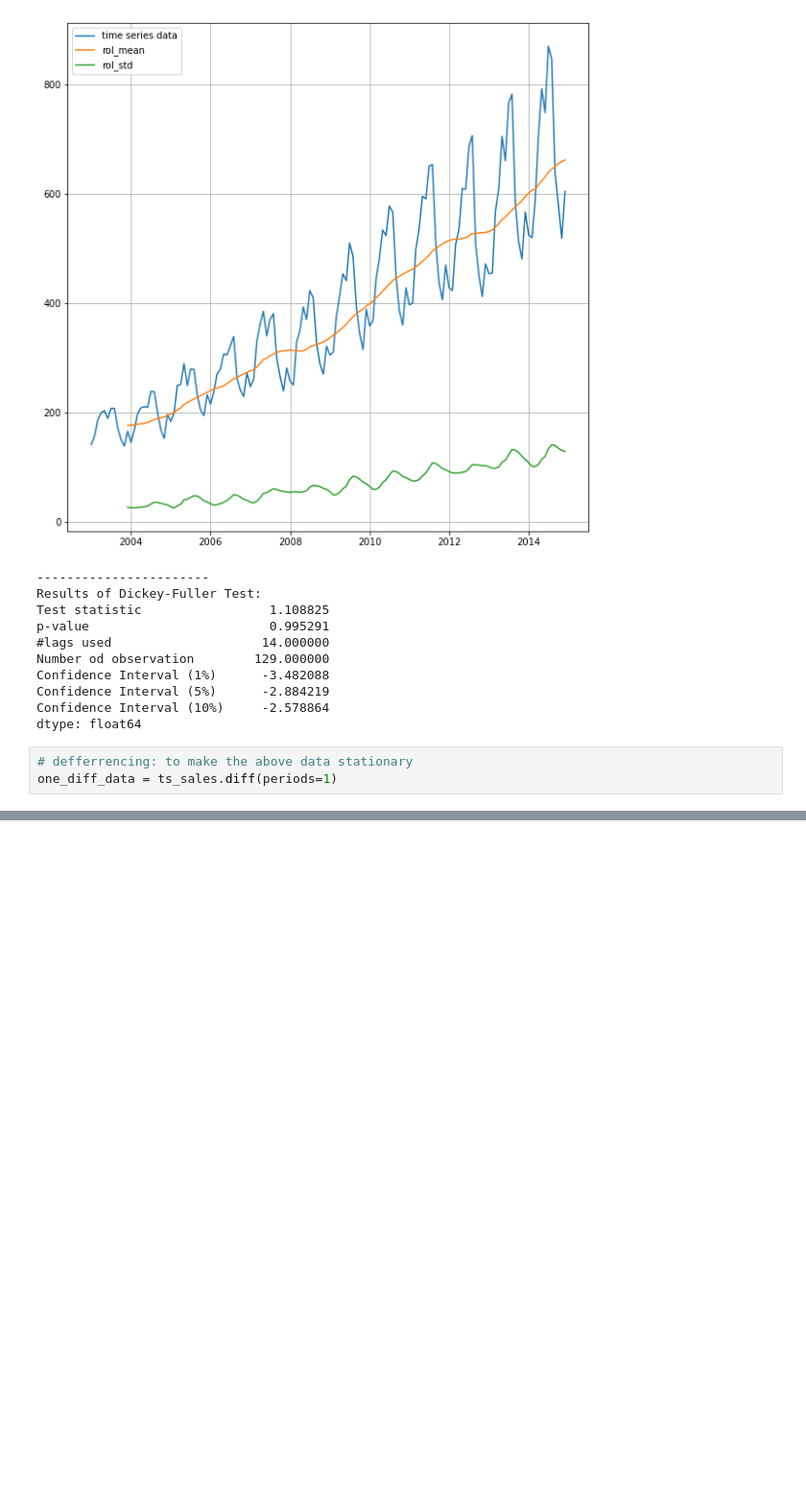
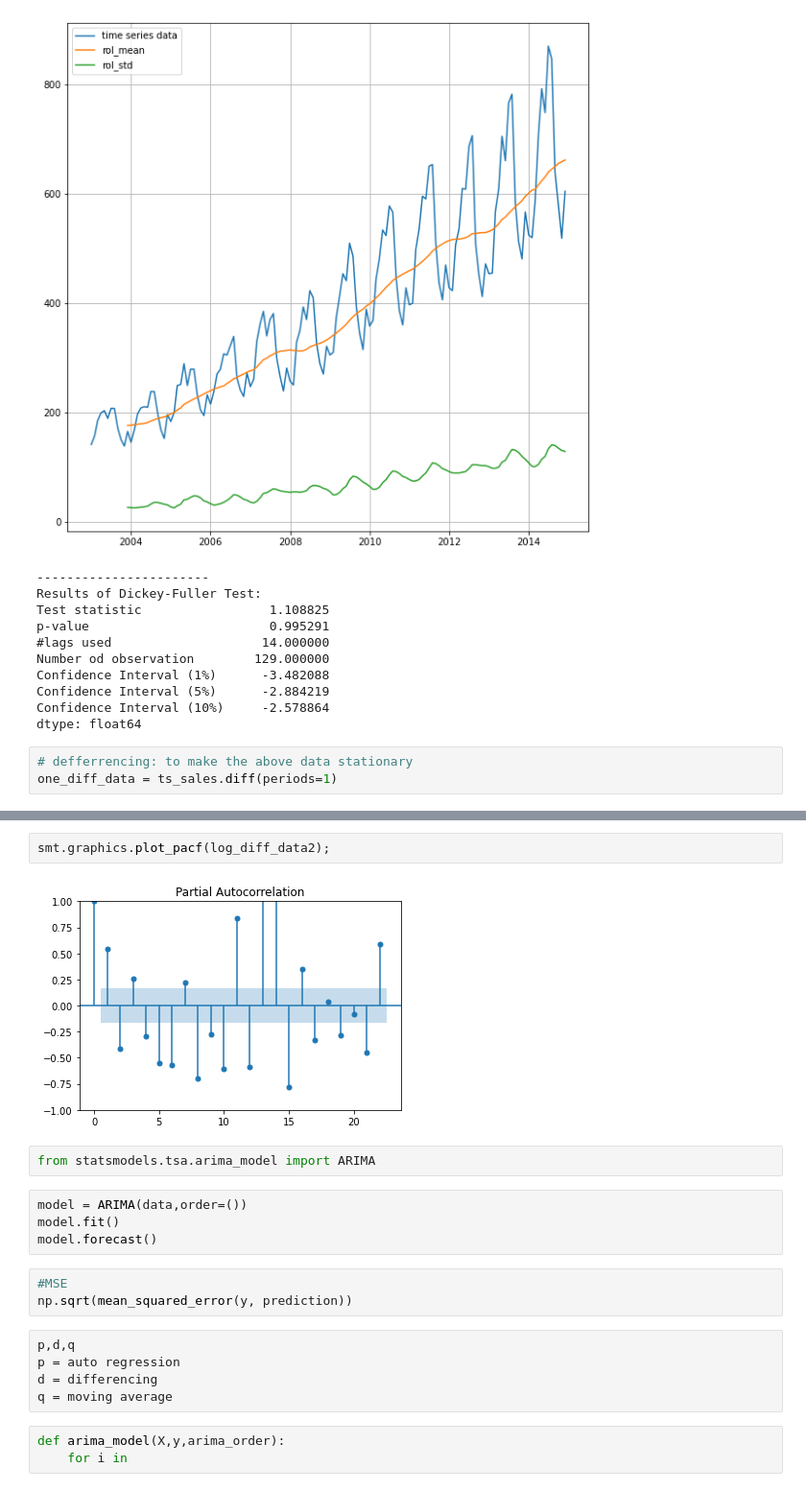
Before and after one commit to FazlullahBokhari/AI.workspace, a Jupyter notebook: Time Series.ipynb, the cells around one changed output, grey strips where cells are left out. Shown at 96% size. Saved outputs shown, nothing was run; the diff lists cells and outputs as text; blank space fills up the shorter version.

```diff
--- a/Time Series.ipynb
+++ b/Time Series.ipynb
@@ -651,0 +670,21 @@ dtype: float64
+# %%
+smt.graphics.plot_pacf(log_diff_data2);
+# %% [output]
+[figure, added]
+# %%
+from statsmodels.tsa.arima_model import ARIMA
+# %%
+model = ARIMA(data,order=())
+model.fit()
+model.forecast()
+# %%
+#MSE
+np.sqrt(mean_squared_error(y, prediction))
+# %% [raw]
+p,d,q
+p = auto regression
+d = differencing
+q = moving average
+# %%
+def arima_model(X,y,arima_order):
+    for i in
```
Also changed, not shown: parts of 14 cells of this notebook.
